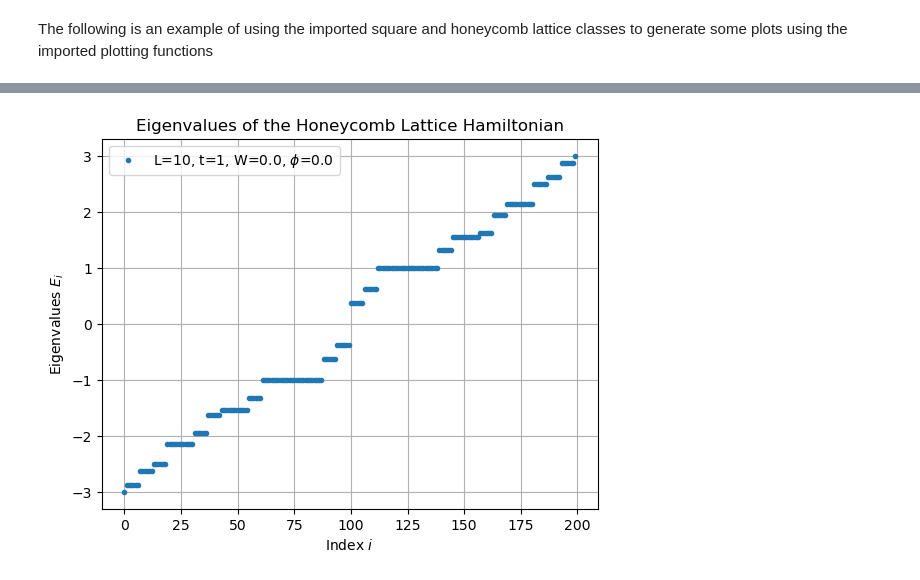
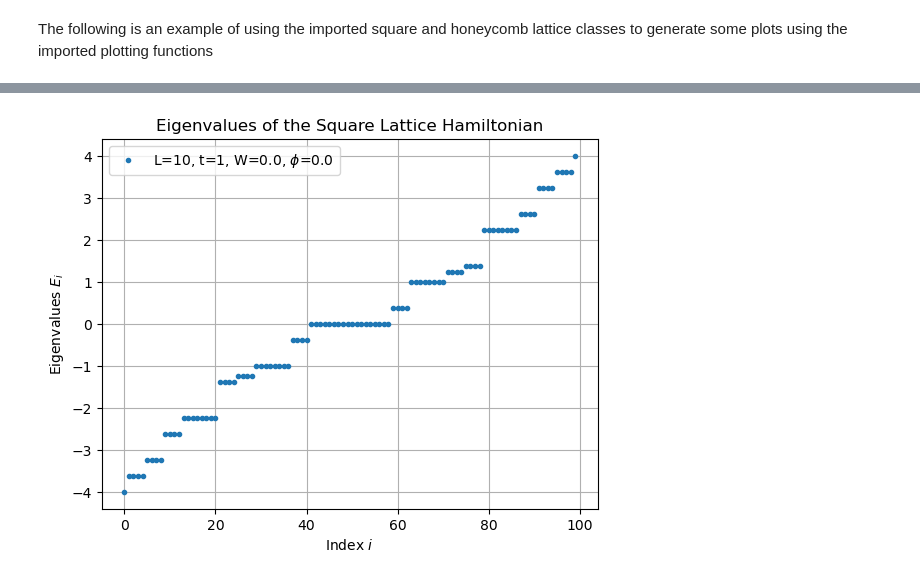
Before and after one commit to r-siddiqi/Hofstadter, a Jupyter notebook: test.ipynb, the cells around one changed output, grey strips where cells are left out. Cells and saved outputs as stored; diff of their text form; code cells hidden in the pictures.

Commit message:
plot save test cases

```diff
--- a/test.ipynb
+++ b/test.ipynb
@@ -8,17 +24,14 @@ The following is an example of using the imported square and honeycomb lattice c
 # %%
 #Initialize the Honeycomb
-Honeycomb = Honeycomb_Hamiltonian(10, 1, 0.0, 0.0, 50)
+Honeycomb = Square_Hamiltonian(10, 1, 0.0, 0.0, 50)
 
 #Generate outputs of the honeycomb pass through to plot
 honeycomb_outputs = Honeycomb.prepare_outputs()
 
-#Initializing Honeycomb plottinghoneycomb_plot = Plot_Lattice(honeycomb_outputs, save = True)
+#Initializing Honeycomb plotting
+honeycomb_plot = Plotting_Functions(honeycomb_outputs, save = True)
 
 #Plot the Eigenvalue spectrum of the Honeycomb
-honeycomb_plot.plot_evals()
-
-honeycomb_butterfly = Butterfly(honeycomb_outputs)
-
-honeycomb_butterfly.plot_hofstadter_butterfly()
+honeycomb_plot.plot_evals(save = True)
 # %% [output]
-[figure, old version]
+[figure, new version]
```
Also changed, not shown: parts of 4 cells of this notebook, 1 other file.
